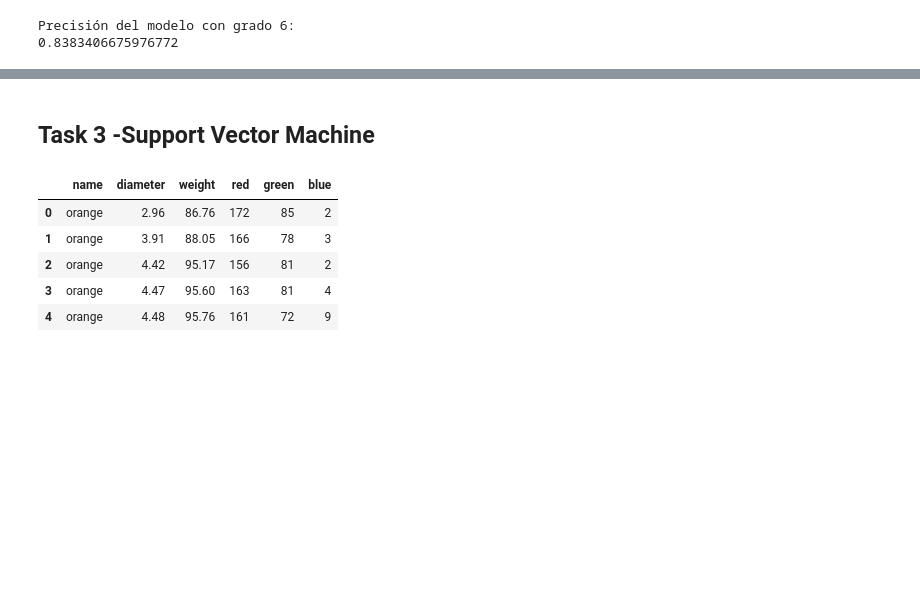
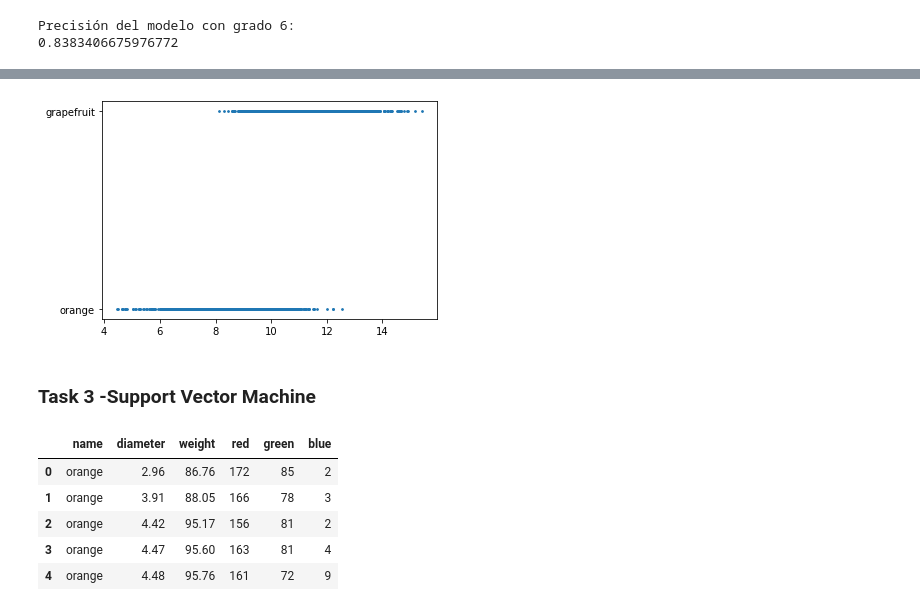
Before and after one commit to Jos260400/Laboratorio-2-IA, a Jupyter notebook: Lab02IA.ipynb, the cells around one changed output, grey strips where cells are left out. Cells and saved outputs as stored; diff of their text form; code cells hidden in the pictures; blank space fills up the shorter version.

```diff
--- a/Lab02IA.ipynb
+++ b/Lab02IA.ipynb
@@ -128,0 +131,4 @@ Precisión del modelo con grado 6:
+# %%
+#Cargamos los datos.
+df = pd.read_csv('Oranges vs Grapefruit.csv')
+df.head(5)
@@ -128,0 +142,5 @@ Precisión del modelo con grado 6:
+# %%
+#Volvemos binaria la variable name.
+df['name'] = df['name'].replace(to_replace='orange', value=0)
+df['name'] = df['name'].replace(to_replace='grapefruit', value=1)
+df.head(5)
@@ -128,0 +154,7 @@ Precisión del modelo con grado 6:
+# %%
+#Definimos los datos de "x" y "y"
+x = df[['diameter', 'weight', 'red', 'blue', 'green']]
+y = df['name']
+# %%
+#Separamos los datos en test y train
+xTrain, xTest, yTrain, yTest = train_test_split(x, y, test_size=0.3, random_state=123)
@@ -129,5 +201,11 @@ Precisión del modelo con grado 6:
+# %%
+#Vemos el funcionamiento
+plt.scatter(xTest['diameter'], yTest, s=3)
+plt.show()
+# %% [output]
+[figure, added]
 # %% [markdown]
-## Task 3 -Support Vector Machine
+### Task 3 -Support Vector Machine
 # %%
 #Cargamos los datos.
 df = pd.read_csv('Oranges vs Grapefruit.csv')
```
Also changed, not shown: parts of 5 cells of this notebook.
